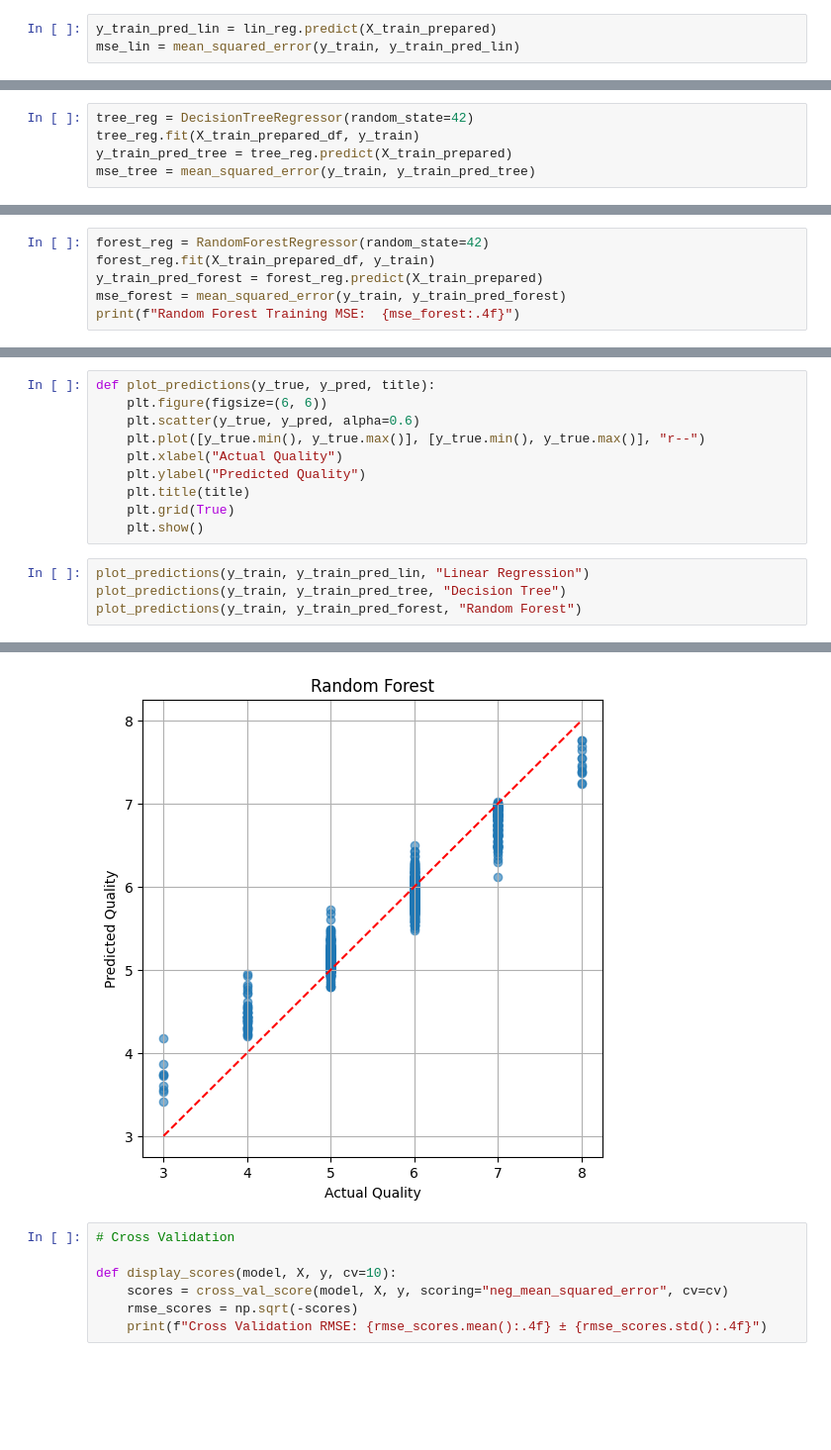
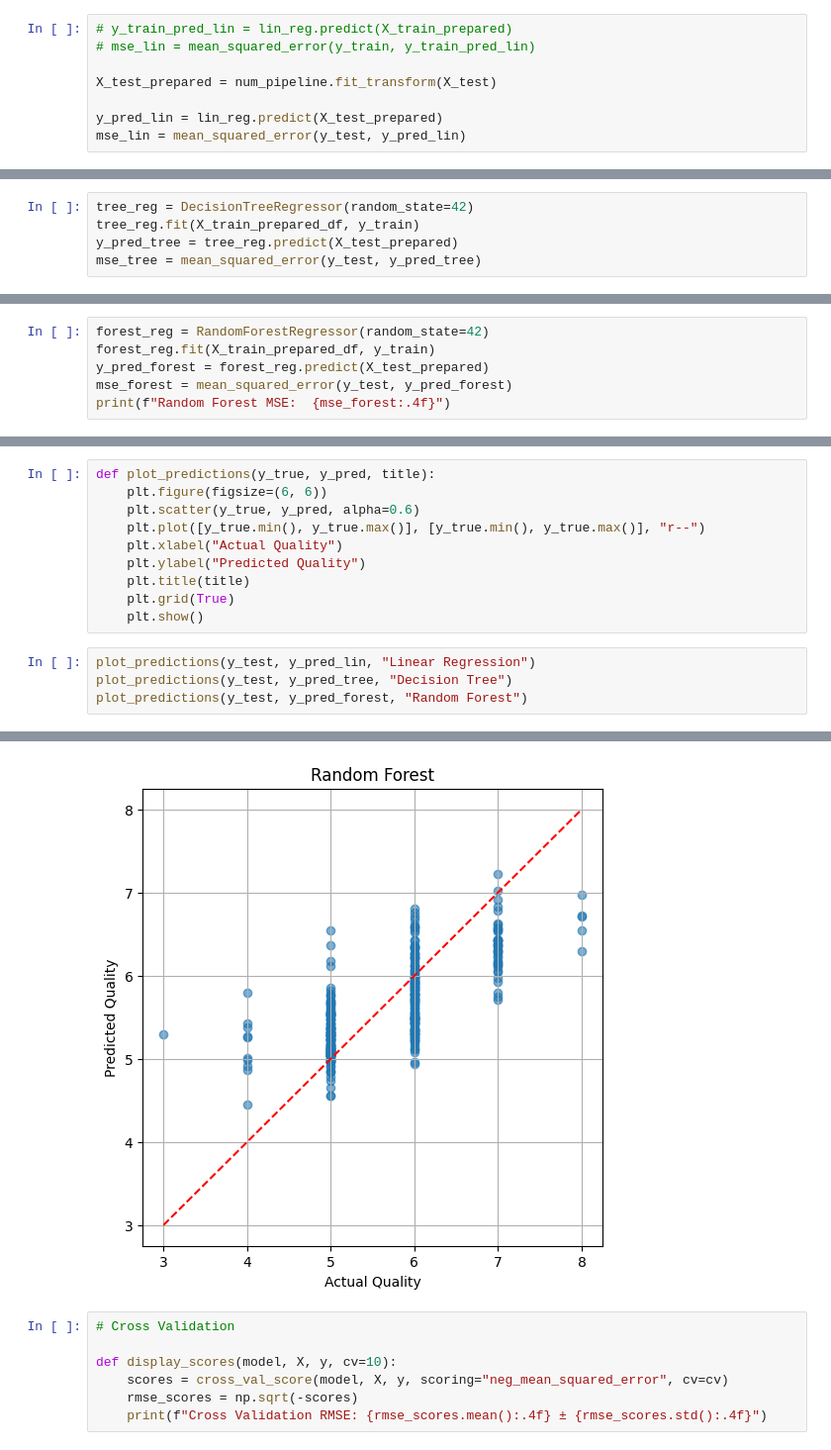
Before and after one commit to 22vghai/data_science_portfolio, a Jupyter notebook: hyperparameter_tuning.ipynb, the cells around one changed output, grey strips where cells are left out. Shown: that part at 99% size. Drawn from its saved outputs; the diff is of its cells as text; blank space fills up the shorter version.

```diff
--- a/hyperparameter_tuning.ipynb
+++ b/hyperparameter_tuning.ipynb
@@ -180,6 +188,11 @@ lin_reg.fit(X_train_prepared_df, y_train)
 # %% [output]
 LinearRegression()
 # %%
-y_train_pred_lin = lin_reg.predict(X_train_prepared)
-mse_lin = mean_squared_error(y_train, y_train_pred_lin)
+# y_train_pred_lin = lin_reg.predict(X_train_prepared)
+# mse_lin = mean_squared_error(y_train, y_train_pred_lin)
+
+X_test_prepared = num_pipeline.fit_transform(X_test)
+
+y_pred_lin = lin_reg.predict(X_test_prepared)
+mse_lin = mean_squared_error(y_test, y_pred_lin)
 # %%
@@ -189,6 +202,6 @@ print(mse_lin)
 # %%
 tree_reg = DecisionTreeRegressor(random_state=42)
 tree_reg.fit(X_train_prepared_df, y_train)
-y_train_pred_tree = tree_reg.predict(X_train_prepared)
-mse_tree = mean_squared_error(y_train, y_train_pred_tree)
+y_pred_tree = tree_reg.predict(X_test_prepared)
+mse_tree = mean_squared_error(y_test, y_pred_tree)
 # %%
@@ -198,7 +211,7 @@ Decision tree Training MSE:  0.0000 (overfit)
 # %%
 forest_reg = RandomForestRegressor(random_state=42)
 forest_reg.fit(X_train_prepared_df, y_train)
-y_train_pred_forest = forest_reg.predict(X_train_prepared)
-mse_forest = mean_squared_error(y_train, y_train_pred_forest)
-print(f"Random Forest Training MSE:  {mse_forest:.4f}")
+y_pred_forest = forest_reg.predict(X_test_prepared)
+mse_forest = mean_squared_error(y_test, y_pred_forest)
+print(f"Random Forest MSE:  {mse_forest:.4f}")
 # %% [output]
@@ -214,7 +227,7 @@ def plot_predictions(y_true, y_pred, title):
     plt.grid(True)
     plt.show()
 # %%
-plot_predictions(y_train, y_train_pred_lin, "Linear Regression")
-plot_predictions(y_train, y_train_pred_tree, "Decision Tree")
-plot_predictions(y_train, y_train_pred_forest, "Random Forest")
+plot_predictions(y_test, y_pred_lin, "Linear Regression")
+plot_predictions(y_test, y_pred_tree, "Decision Tree")
+plot_predictions(y_test, y_pred_forest, "Random Forest")
 # %% [output]
@@ -223,4 +236,4 @@ plot_predictions(y_train, y_train_pred_forest, "Random Forest")
-[figure, old version]
+[figure, new version]
 # %%
 # Cross Validation
 
```
Also changed, not shown: parts of 10 cells of this notebook, 1 other file.
